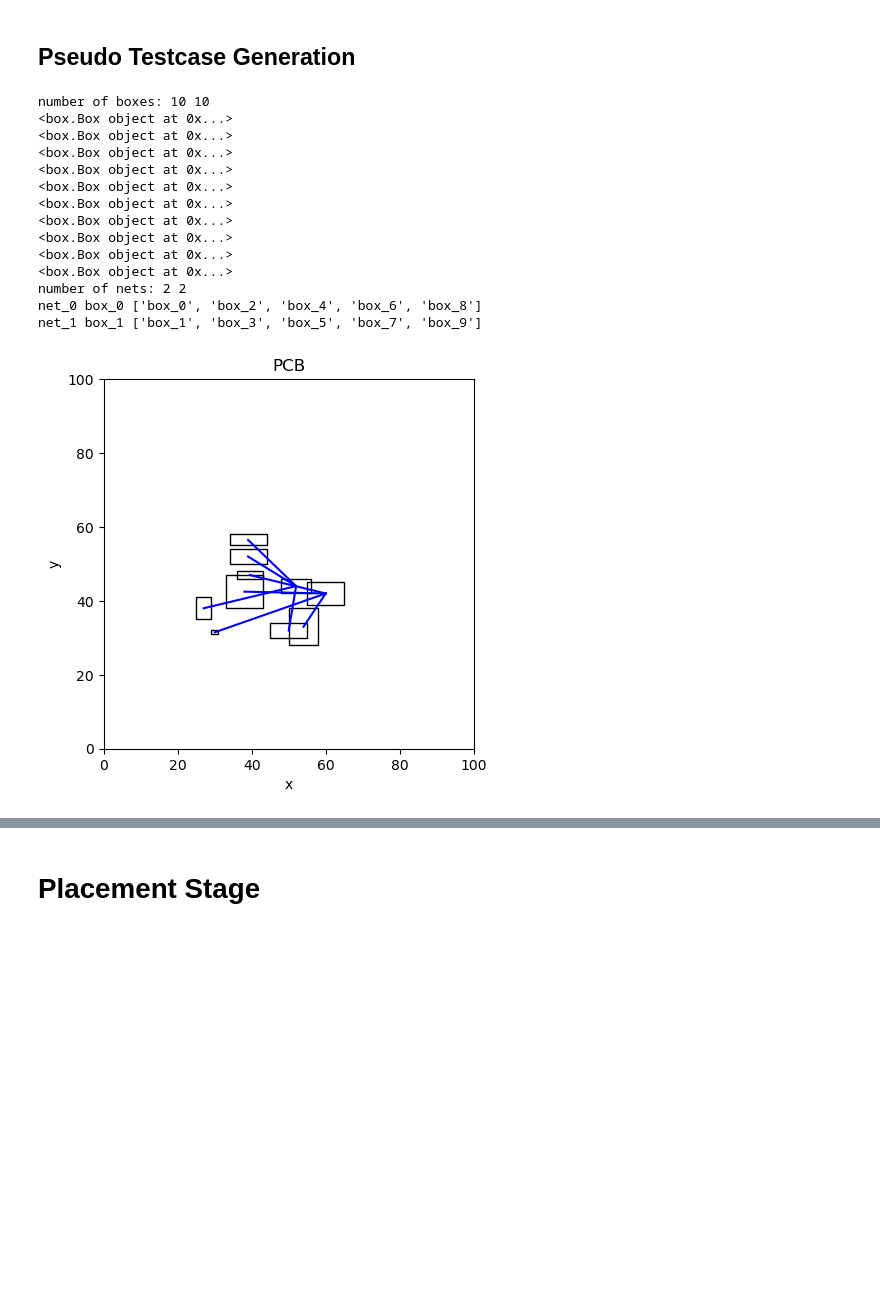
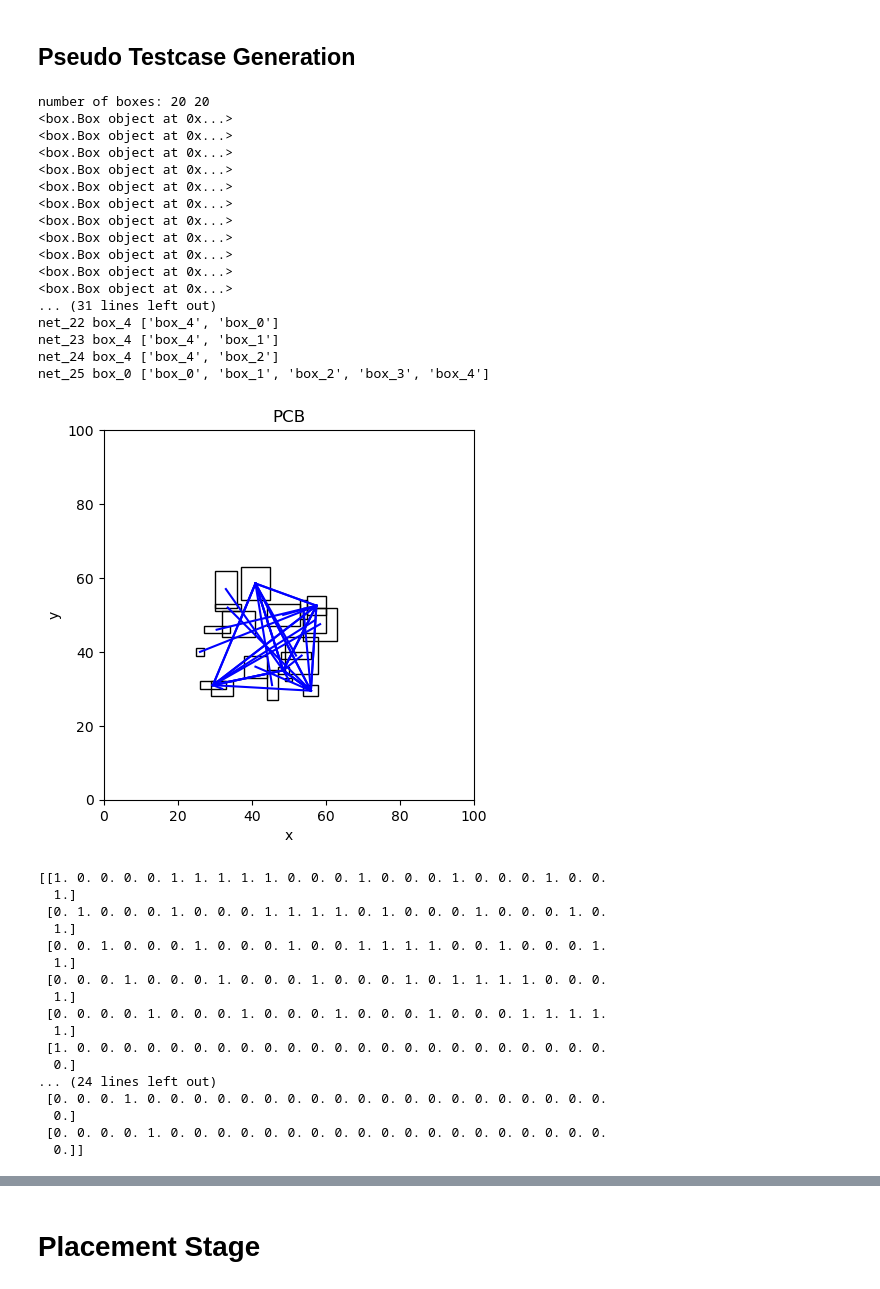
Before and after one commit to Dinple/PointCloudPlacer, a Jupyter notebook: run_baseline.ipynb, the cells around one changed output, grey strips where cells are left out. Cells and saved outputs as stored; diff of their text form; code cells hidden in the pictures; blank space fills up the shorter version.

```diff
--- a/run_baseline.ipynb
+++ b/run_baseline.ipynb
@@ -26,8 +26,11 @@ from VAEPlacer import *
 box_collection = {}
 net_collection = {}
 
-num_boxes = 10
-num_nets = 2
+num_boxes = 20
+num_nets = 5
+
+# the first box of each net is the source box
+source_box_collection = []
 
 # generate 10 boxes and 3 nets
 for i in range(0, num_boxes):
@@ -38,42 +41,99 @@ for i in range(0, num_boxes):
         lly=random.randint(25, 55),
         width=random.randint(1, 10),
         height=random.randint(1, 10),
-        net_name=f"net_{net_idx}",
+        net_name_list=[f"net_{net_idx}"],
     )
 
     if f"net_{net_idx}" not in net_collection:
         net_collection[f"net_{net_idx}"] = Net(
             net_name=f"net_{net_idx}", source_box_name=f"box_{i}", sink_box_names=[]
         )
+        source_box_collection.append(f"box_{i}")
     else:
         net_collection[f"net_{net_idx}"].add_sink_box_name(f"box_{i}")
+
+ADD_PAIRWISE_CONNECTIONS = True
+if ADD_PAIRWISE_CONNECTIONS:
+    net_idx = num_nets + 1
+    # connect all the source boxes to each other
+    for source_box_name in source_box_collection:
+        for other_source_box_name in source_box_collection:
+            if source_box_name != other_source_box_name:
+                # create a new net
+                net_collection[f"net_{net_idx}"] = Net(
+                    net_name=f"net_{net_idx}", source_box_name=source_box_name, sink_box_names=[]
+                )
+                # add the other source box as a sink
+                net_collection[f"net_{net_idx}"].add_sink_box_name(other_source_box_name)
+                # add the net to the source box / other source box
+                box_collection[source_box_name].add_net_name(f"net_{net_idx}")
+                box_collection[other_source_box_name].add_net_name(f"net_{net_idx}")
+                # increment the net index
+                net_idx += 1
+
+ADD_SUPER_CONNECTION = True
+if ADD_SUPER_CONNECTION:
+    net_idx = num_nets + num_boxes
+    # connect all the source box to a super net
+    net_collection[f"net_{net_idx}"] = Net(
+        net_name=f"net_{net_idx}", source_box_name=source_box_collection[0], sink_box_names=[]
+    )
+    # add the net to the source box
+    box_collection[source_box_collection[0]].add_net_name(f"net_{net_idx}")
+
+    for source_box_name in source_box_collection:
+        if source_box_name != source_box_collection[0]:
+            net_collection[f"net_{net_idx}"].add_sink_box_name(source_box_name)
+            box_collection[source_box_name].add_net_name(f"net_{net_idx}")
+
 
 # make a canvas
 pcb_canvas = PCBCanvas(width=100, height=100, boxes=box_collection, nets=net_collection)
 print("number of boxes:", len(pcb_canvas.boxes), len(box_collection))
 for box in pcb_canvas.boxes.values():
     print(box)
 print("number of nets:", len(pcb_canvas.nets), len(net_collection))
 for net in pcb_canvas.nets.values():
     print(net.net_name, net.source_box_name, net.box_names)
 
 pcb_canvas.plot()
-# print(pcb_canvas.get_incidence_matrix())
+
+print(pcb_canvas.get_incidence_matrix())
 # %% [output]
-number of boxes: 10 10
+number of boxes: 20 20
 <box.Box object at 0x...>
 <box.Box object at 0x...>
 <box.Box object at 0x...>
 <box.Box object at 0x...>
 <box.Box object at 0x...>
 <box.Box object at 0x...>
 <box.Box object at 0x...>
 <box.Box object at 0x...>
 <box.Box object at 0x...>
 <box.Box object at 0x...>
-number of nets: 2 2
-net_0 box_0 ['box_0', 'box_2', 'box_4', 'box_6', 'box_8']
-net_1 box_1 ['box_1', 'box_3', 'box_5', 'box_7', 'box_9']
+<box.Box object at 0x...>
+... (31 lines left out)
+net_22 box_4 ['box_4', 'box_0']
+net_23 box_4 ['box_4', 'box_1']
+net_24 box_4 ['box_4', 'box_2']
+net_25 box_0 ['box_0', 'box_1', 'box_2', 'box_3', 'box_4']
-[figure, old version]
+[figure, new version]
+[[1. 0. 0. 0. 0. 1. 1. 1. 1. 1. 0. 0. 0. 1. 0. 0. 0. 1. 0. 0. 0. 1. 0. 0.
+  1.]
+ [0. 1. 0. 0. 0. 1. 0. 0. 0. 1. 1. 1. 1. 0. 1. 0. 0. 0. 1. 0. 0. 0. 1. 0.
+  1.]
+ [0. 0. 1. 0. 0. 0. 1. 0. 0. 0. 1. 0. 0. 1. 1. 1. 1. 0. 0. 1. 0. 0. 0. 1.
+  1.]
+ [0. 0. 0. 1. 0. 0. 0. 1. 0. 0. 0. 1. 0. 0. 0. 1. 0. 1. 1. 1. 1. 0. 0. 0.
+  1.]
+ [0. 0. 0. 0. 1. 0. 0. 0. 1. 0. 0. 0. 1. 0. 0. 0. 1. 0. 0. 0. 1. 1. 1. 1.
+  1.]
+ [1. 0. 0. 0. 0. 0. 0. 0. 0. 0. 0. 0. 0. 0. 0. 0. 0. 0. 0. 0. 0. 0. 0. 0.
+  0.]
+... (24 lines left out)
+ [0. 0. 0. 1. 0. 0. 0. 0. 0. 0. 0. 0. 0. 0. 0. 0. 0. 0. 0. 0. 0. 0. 0. 0.
+  0.]
+ [0. 0. 0. 0. 1. 0. 0. 0. 0. 0. 0. 0. 0. 0. 0. 0. 0. 0. 0. 0. 0. 0. 0. 0.
+  0.]]
 # %%
 # pickle the canvas
```
Also changed, not shown: parts of 4 cells of this notebook, 1 other file.
